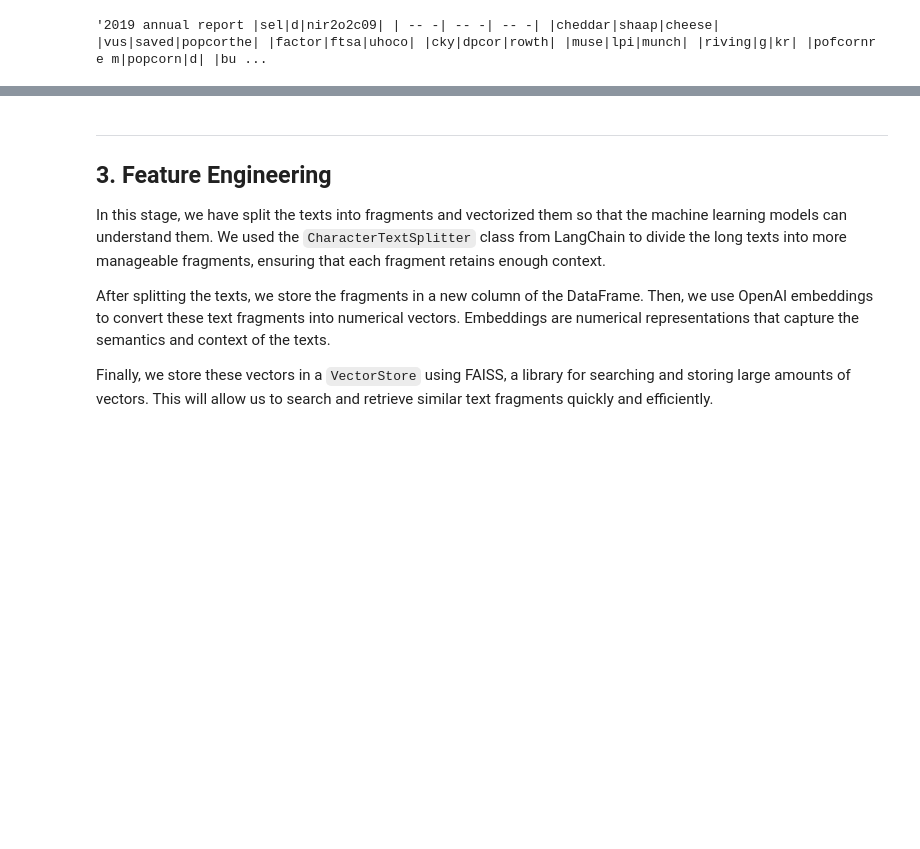
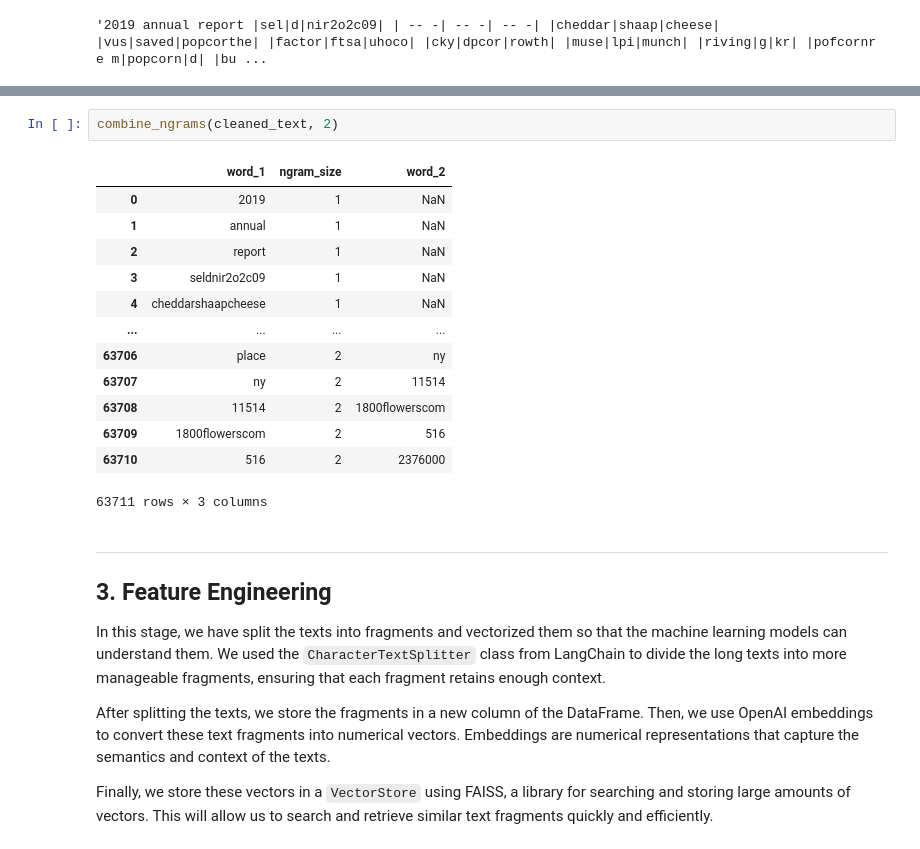
Before and after one commit to yohanacontrerasdev/aws_s3_data_downloader, a Jupyter notebook: notebooks/data_exploration.ipynb, the cells around one changed output, grey strips where cells are left out. Drawn from its saved outputs; the diff is of its cells as text; blank space fills up the shorter version.

```diff
--- a/notebooks/data_exploration.ipynb
+++ b/notebooks/data_exploration.ipynb
@@ -62,3 +70,19 @@ generar_word_cloud(cleaned_text)
+# %%
+combine_ngrams(cleaned_text, 2)
+# %% [output]
+|  | word_1 | ngram_size | word_2 |
+| 0 | 2019 | 1 | NaN |
+| 1 | annual | 1 | NaN |
+| 2 | report | 1 | NaN |
+| 3 | seldnir2o2c09 | 1 | NaN |
+| 4 | cheddarshaapcheese | 1 | NaN |
+| ... | ... | ... | ... |
+| 63706 | place | 2 | ny |
+| 63707 | ny | 2 | 11514 |
+| 63708 | 11514 | 2 | 1800flowerscom |
+| 63709 | 1800flowerscom | 2 | 516 |
+| 63710 | 516 | 2 | 2376000 |
+63711 rows × 3 columns
 # %% [markdown]
 ---
 ## 3. Feature Engineering
```
Also changed, not shown: parts of 3 cells of this notebook, 2 other files.
